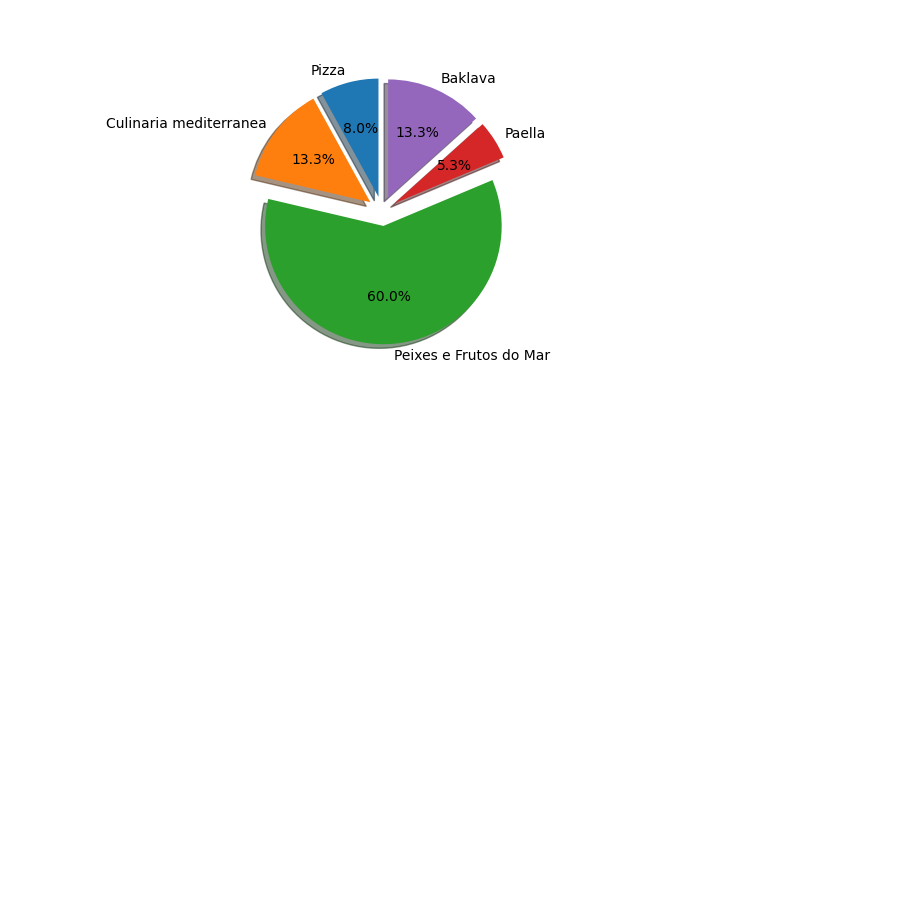
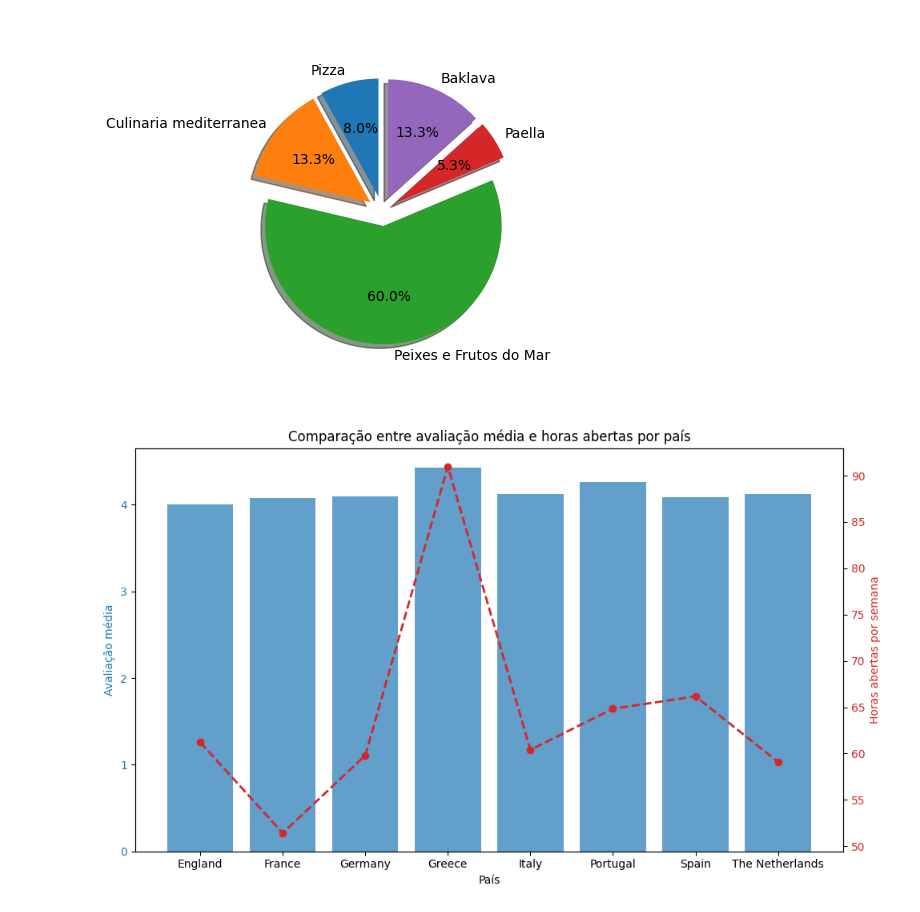
Before and after one commit to thiagorovari/Projeto1_Ciencias_de_dados_jupyter_notebook, a Jupyter notebook: comidas_europa.ipynb, the cells around one changed output. Drawn from its saved outputs; the diff is of its cells as text; code cells hidden in the pictures; blank space fills up the shorter version.

```diff
--- a/comidas_europa.ipynb
+++ b/comidas_europa.ipynb
@@ -57,3 +57,39 @@ shadow=True, explode=(0.1,0.1,0.1,0.1,0.1), radius=0.8, autopct='%1.1f%%')
   Text(0.4897103672586256, 0.31077927247392495, '5.3%'),
   Text(0.23590783815804103, 0.5298561048960364, '13.3%')])
 [figure]
+# %%
+df_rest = pd.read_csv('data\\tripadvisor_european_restaurants.csv')
+
+# Visualizar as colunas para confirmar os nomes
+df_rest = df_rest.dropna(subset=['avg_rating', 'open_hours_per_week', 'country'])
+
+# Agrupar por país e calcular médias
+df_country = df_rest.groupby('country')[['avg_rating', 'open_hours_per_week']].mean().reset_index()
+
+# Selecionar os 8 países com maior número de restaurantes (para não poluir o gráfico)
+top_countries = df_rest['country'].value_counts().nlargest(8).index
+df_country = df_country[df_country['country'].isin(top_countries)]
+
+# Criar figura e dois eixos
+fig, ax1 = plt.subplots(figsize=(10,6))
+
+# Eixo Y esquerdo - Avaliação média
+color = 'tab:blue'
+ax1.set_xlabel('País')
+ax1.set_ylabel('Avaliação média', color=color)
+ax1.bar(df_country['country'], df_country['avg_rating'], color=color, alpha=0.7, label='Avaliação média')
+ax1.tick_params(axis='y', labelcolor=color)
+
+# Eixo Y direito - Horas abertas por semana
+ax2 = ax1.twinx()
+color = 'tab:red'
+ax2.plot(df_country['country'], df_country['open_hours_per_week'], color=color, marker='o', linestyle='--', linewidth=2, label='Horas abertas por semana')
+ax2.set_ylabel('Horas abertas por semana', color=color)
+ax2.tick_params(axis='y', labelcolor=color)
+
+# Título e layout
+plt.title('Comparação entre avaliação média e horas abertas por país')
+fig.tight_layout()
+plt.show()
+# %% [output]
+[figure, added]
```
Also changed, not shown: 4 other files.
